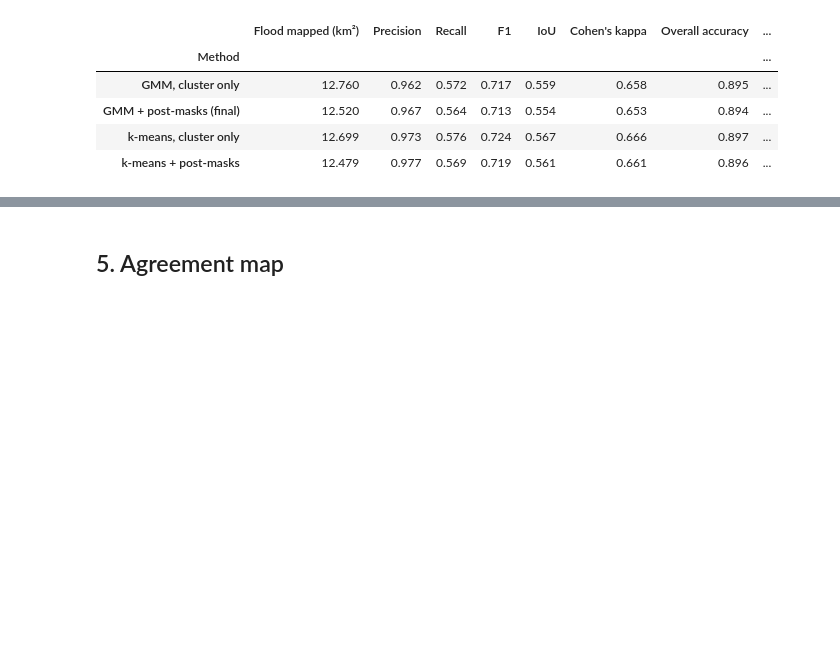
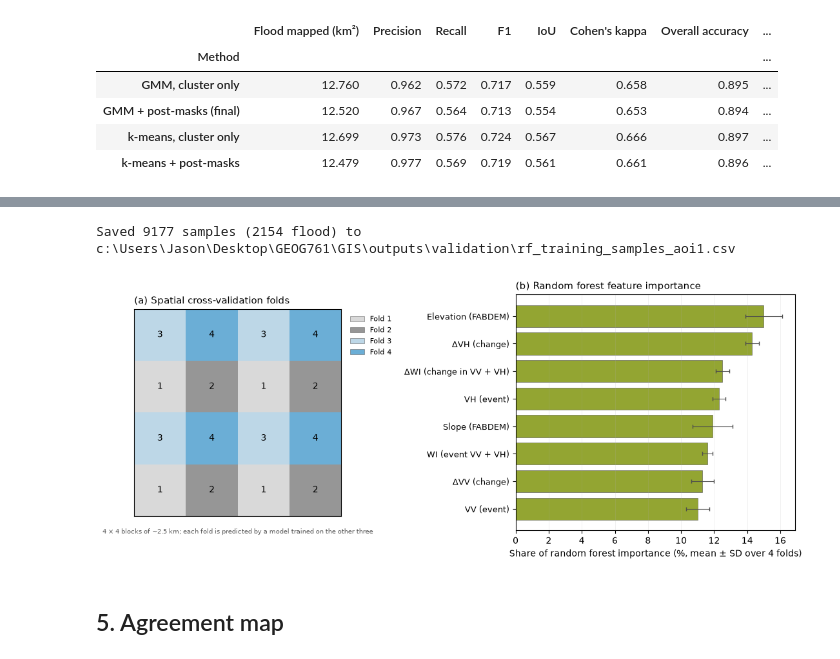
Before and after one commit to uoa-gis/GIS, a Jupyter notebook: notebooks/04_validation.ipynb, the cells around one changed output, grey strips where cells are left out. Saved outputs shown, nothing was run; the diff lists cells and outputs as text; code cells hidden in the pictures; blank space fills up the shorter version.

Commit message:
fusion test

```diff
--- a/notebooks/04_validation.ipynb
+++ b/notebooks/04_validation.ipynb
@@ -520,3 +859,57 @@ display(method_scores)
+# %%
+# 4g-export. Save the random forest training samples for the transfer test in 04b_validation_aoi2.ipynb
+_X = _fc_props_to_array(samples, BANDS + ["label", "fold"])
+_df = pd.DataFrame(_X, columns=BANDS + ["label", "fold"]).dropna()
+_df[["label", "fold"]] = _df[["label", "fold"]].astype(int)
+_df.to_csv(OUT_DIR / "rf_training_samples_aoi1.csv", index=False)
+print(f"Saved {len(_df)} samples ({int(_df['label'].sum())} flood) to", OUT_DIR / "rf_training_samples_aoi1.csv")
+# %% [output]
+Saved 9177 samples (2154 flood) to c:\Users\Jason\Desktop\GEOG761\GIS\outputs\validation\rf_training_samples_aoi1.csv
+# %%
+%matplotlib inline
+# Figure: (a) spatial cross-validation folds, (b) random forest feature importance
+from matplotlib.colors import ListedColormap
+from matplotlib.patches import Patch
+
+NAMES = {"dWI": "ΔWI (change in VV + VH)", "dVV": "ΔVV (change)", "dVH": "ΔVH (change)",
+         "WI": "WI (event VV + VH)", "VV": "VV (event)", "VH": "VH (event)",
+         "elevation": "Elevation (FABDEM)", "slope": "Slope (FABDEM)"}
+FOLD_C = ["#d9d9d9", "#969696", "#bdd7e7", "#6baed6"]
+
+fig, (axa, axb) = plt.subplots(1, 2, figsize=(11, 4.6), gridspec_kw={"width_ratios": [1, 1.35]})
+
+# (a) fold layout drawn from the grid definition (no Earth Engine call needed)
+W, S, E, N = cfg.AOI_BOUNDS
+dx, dy = (E - W) / N_BLOCKS, (N - S) / N_BLOCKS
+grid = np.array([[(r % 2) * 2 + (c % 2) for c in range(N_BLOCKS)] for r in range(N_BLOCKS)])
+axa.imshow(grid, origin="lower", extent=[W, E, S, N], cmap=ListedColormap(FOLD_C), vmin=-0.5, vmax=3.5)
+for r in range(N_BLOCKS):
+    for c in range(N_BLOCKS):
+        axa.text(W + (c + 0.5) * dx, S + (r + 0.5) * dy, f"{grid[r, c] + 1}", ha="center", va="center", fontsize=10)
+axa.set_aspect(1 / np.cos(np.radians((S + N) / 2)))
+axa.set_xticks([]); axa.set_yticks([])
+axa.set_title("(a) Spatial cross-validation folds", loc="left", fontsize=11)
+axa.legend(handles=[Patch(facecolor=FOLD_C[i], edgecolor="0.4", lw=0.4, label=f"Fold {i + 1}") for i in range(4)],
+           loc="upper left", bbox_to_anchor=(1.01, 1), fontsize=8, frameon=False)
+axa.text(0.5, -0.06, f"{N_BLOCKS} × {N_BLOCKS} blocks of ~{dx * 111.32 * np.cos(np.radians((S + N) / 2)):.1f} km; "
+         "each fold is predicted by a model trained on the other three",
+         transform=axa.transAxes, ha="center", va="top", fontsize=7.5, color="0.35")
+
+# (b) importance, mean ± SD across the four folds
+ri = rf_importance.sort_values("mean %")
+y = np.arange(len(ri))
+axb.barh(y, ri["mean %"], xerr=ri["sd %"], color="#93a532", edgecolor="0.3", lw=0.4,
+         error_kw={"elinewidth": 0.8, "capsize": 2, "ecolor": "0.3"})
+axb.set_yticks(y); axb.set_yticklabels([NAMES.get(b, b) for b in ri.index], fontsize=9)
+axb.set_xlabel("Share of random forest importance (%, mean ± SD over 4 folds)")
+axb.grid(axis="x", alpha=0.25, lw=0.5)
+axb.set_title("(b) Random forest feature importance", loc="left", fontsize=11)
+
+fig.tight_layout()
+fig.savefig(OUT_DIR / "rf_cv_importance.png", dpi=300, bbox_inches="tight")
+plt.show()
+# %% [output]
+[figure, added]
 # %% [markdown]
 ## 5. Agreement map
 # %%
```
Also changed, not shown: parts of 8 cells of this notebook, 5 other files.
